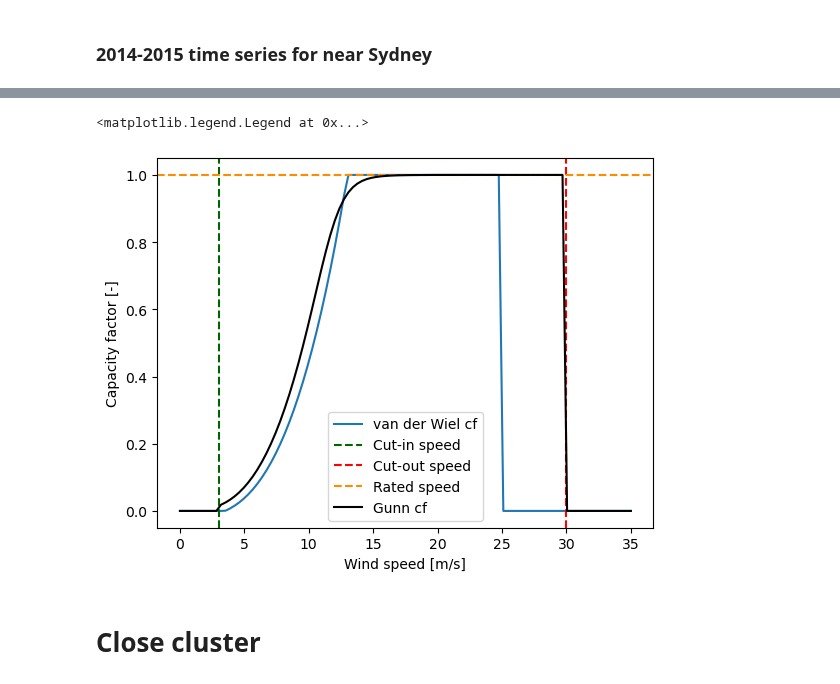
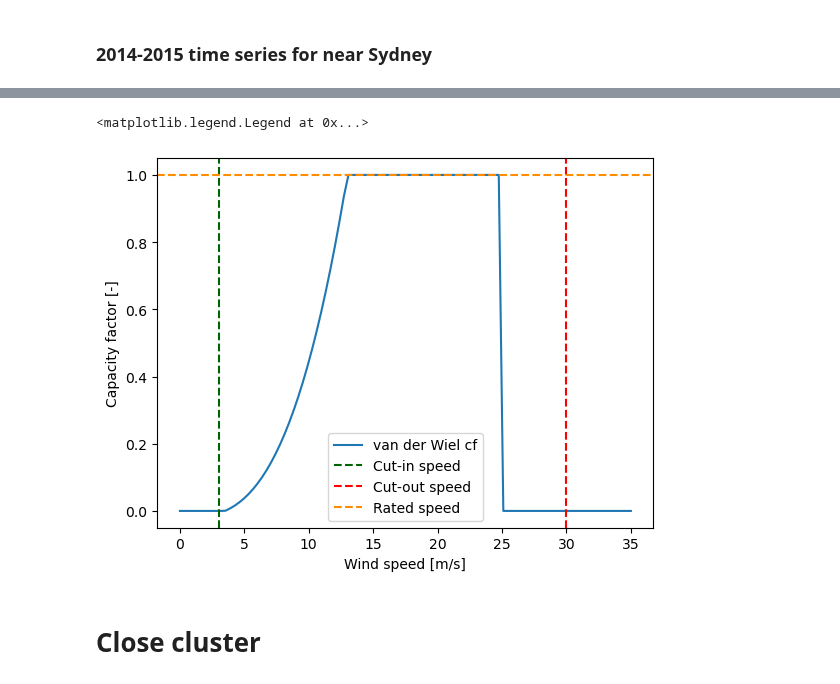
Before and after one commit to dougrichardson/power_models, a Jupyter notebook: 2_hourly_capacity_factor.ipynb, the cells around one changed output, grey strips where cells are left out. Drawn from its saved outputs; the diff is of its cells as text; code cells hidden in the pictures.

```diff
--- a/2_hourly_capacity_factor.ipynb
+++ b/2_hourly_capacity_factor.ipynb
@@ -148,22 +180,22 @@ vdw_cf["wind_cf"].sel(lat=-35, lon=155, time=slice("2014", "2015")).plot()
 # %%
 x = xr.DataArray(np.linspace(0, 35, 100))
 p = capacity_factor_vdW(x)
-p2 = capacity_factor(x)
+# p2 = capacity_factor(x)
 
 fig, ax = plt.subplots(1, 1)
 ax.plot(x, p, label="van der Wiel cf")
 ax.axvline(3, ls="--", color="darkgreen", label="Cut-in speed")
 ax.axvline(30, ls="--", color="r", label="Cut-out speed")
 ax.axhline(1, ls="--", color="darkorange", label="Rated speed")
 ax.set_xlabel("Wind speed [m/s]")
 ax.set_ylabel("Capacity factor [-]")
 
-ax.plot(x, p2, color="k", label="Gunn cf")
+# ax.plot(x, p2, color="k", label="Gunn cf")
 
 ax.legend()
 # %% [output]
 <matplotlib.legend.Legend at 0x...>
-[figure, old version]
+[figure, new version]
 # %% [markdown]
 # Close cluster
 # %%
```
Also changed, not shown: parts of 6 cells of this notebook.
